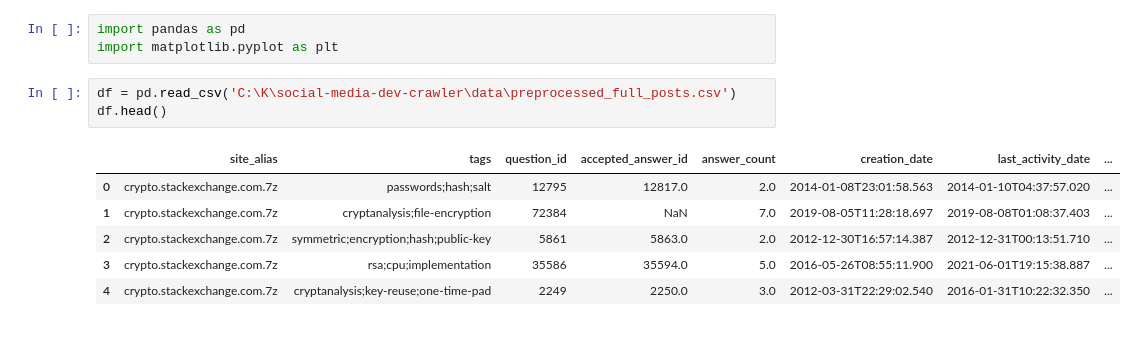
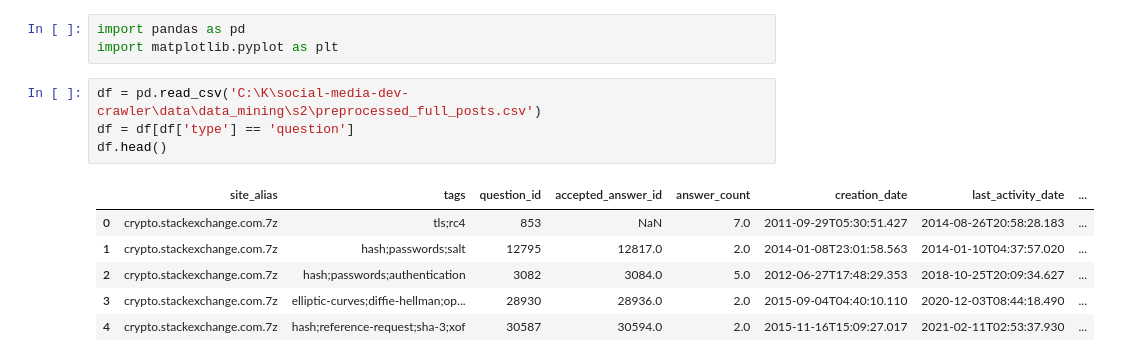
Before and after one commit to reset-ufc/social-media-dev-crawler, a Jupyter notebook: notebooks/Views.ipynb, the cells around one changed output. Drawn from its saved outputs; the diff is of its cells as text.

```diff
--- a/notebooks/Views.ipynb
+++ b/notebooks/Views.ipynb
@@ -2,12 +2,13 @@
 import pandas as pd
 import matplotlib.pyplot as plt
 # %%
-df = pd.read_csv('C:\K\social-media-dev-crawler\data\preprocessed_full_posts.csv')
+df = pd.read_csv('C:\K\social-media-dev-crawler\data\data_mining\s2\preprocessed_full_posts.csv')
+df = df[df['type'] == 'question']
 df.head()
 # %% [output]
 |  | site_alias | tags | question_id | accepted_answer_id | answer_count | creation_date | last_activity_date | ... |
-| 0 | crypto.stackexchange.com.7z | passwords;hash;salt | 12795 | 12817.0 | 2.0 | 2014-01-08T23:01:58.563 | 2014-01-10T04:37:57.020 | ... |
-| 1 | crypto.stackexchange.com.7z | cryptanalysis;file-encryption | 72384 | NaN | 7.0 | 2019-08-05T11:28:18.697 | 2019-08-08T01:08:37.403 | ... |
-| 2 | crypto.stackexchange.com.7z | symmetric;encryption;hash;public-key | 5861 | 5863.0 | 2.0 | 2012-12-30T16:57:14.387 | 2012-12-31T00:13:51.710 | ... |
-| 3 | crypto.stackexchange.com.7z | rsa;cpu;implementation | 35586 | 35594.0 | 5.0 | 2016-05-26T08:55:11.900 | 2021-06-01T19:15:38.887 | ... |
-| 4 | crypto.stackexchange.com.7z | cryptanalysis;key-reuse;one-time-pad | 2249 | 2250.0 | 3.0 | 2012-03-31T22:29:02.540 | 2016-01-31T10:22:32.350 | ... |
+| 0 | crypto.stackexchange.com.7z | tls;rc4 | 853 | NaN | 7.0 | 2011-09-29T05:30:51.427 | 2014-08-26T20:58:28.183 | ... |
+| 1 | crypto.stackexchange.com.7z | hash;passwords;salt | 12795 | 12817.0 | 2.0 | 2014-01-08T23:01:58.563 | 2014-01-10T04:37:57.020 | ... |
+| 2 | crypto.stackexchange.com.7z | hash;passwords;authentication | 3082 | 3084.0 | 5.0 | 2012-06-27T17:48:29.353 | 2018-10-25T20:09:34.627 | ... |
+| 3 | crypto.stackexchange.com.7z | elliptic-curves;diffie-hellman;op... | 28930 | 28936.0 | 2.0 | 2015-09-04T04:40:10.110 | 2020-12-03T08:44:18.490 | ... |
+| 4 | crypto.stackexchange.com.7z | hash;reference-request;sha-3;xof | 30587 | 30594.0 | 2.0 | 2015-11-16T15:09:27.017 | 2021-02-11T02:53:37.930 | ... |
```
Also changed, not shown: parts of 6 cells of this notebook.
